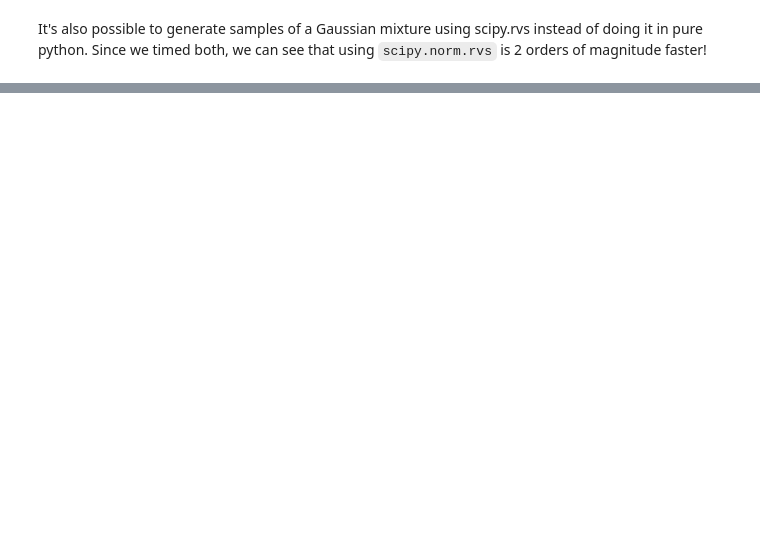
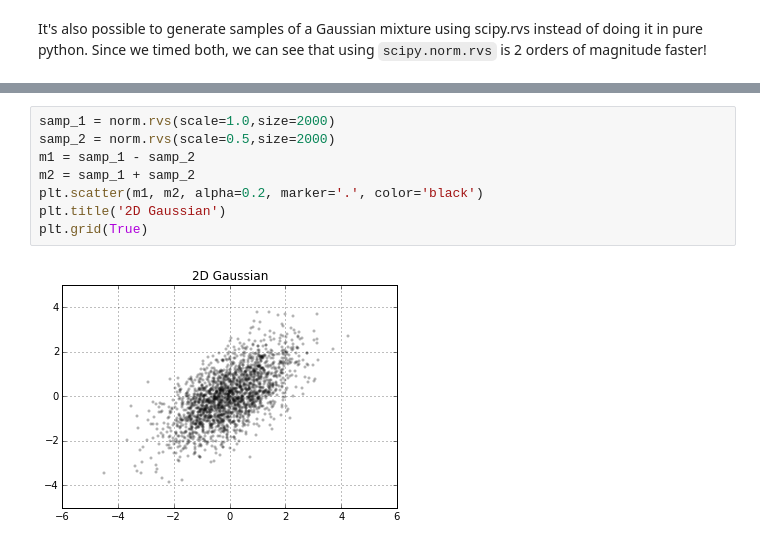
Before and after one commit to WMCDataSciene/Tutorials, a Jupyter notebook: Scipy_distributions.ipynb, the cells around one changed output, grey strips where cells are left out. Saved outputs shown, nothing was run; the diff lists cells and outputs as text; blank space fills up the shorter version.

```diff
--- a/Scipy_distributions.ipynb
+++ b/Scipy_distributions.ipynb
@@ -135,0 +138,10 @@ Let's Try a 2D Gaussian
+# %%
+samp_1 = norm.rvs(scale=1.0,size=2000)
+samp_2 = norm.rvs(scale=0.5,size=2000)
+m1 = samp_1 - samp_2
+m2 = samp_1 + samp_2
+plt.scatter(m1, m2, alpha=0.2, marker='.', color='black')
+plt.title('2D Gaussian')
+plt.grid(True)
+# %% [output]
+[figure, added]
```
Also changed, not shown: parts of 17 cells of this notebook.
